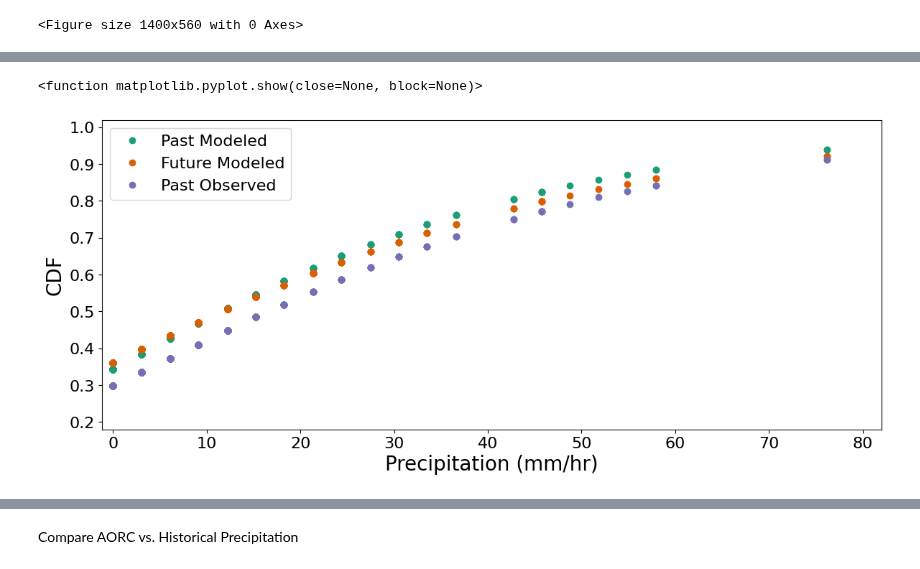
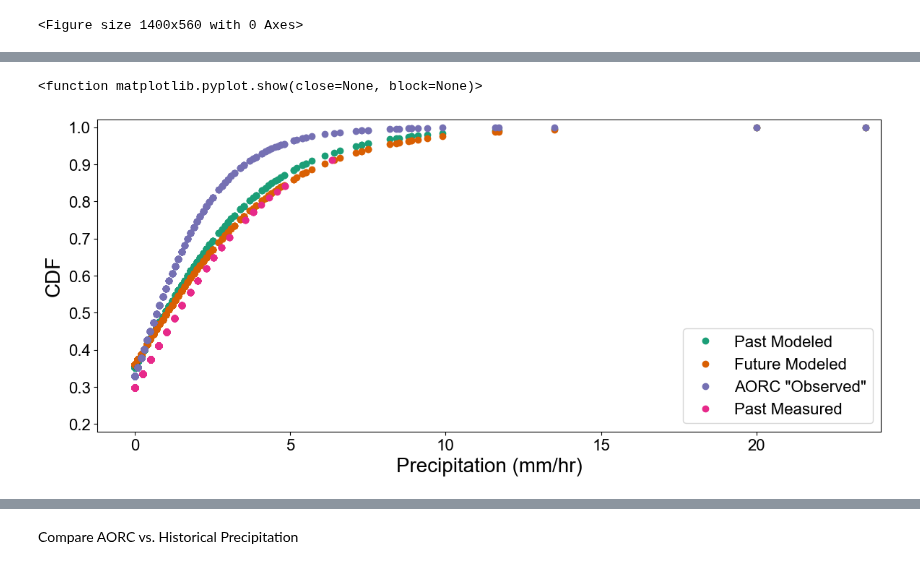
Before and after one commit to AustinFarnum/ClimateChangePrecipitationProjection, a Jupyter notebook: precip_projection_CC_single_city.ipynb, the cells around one changed output, grey strips where cells are left out. Saved outputs shown, nothing was run; the diff lists cells and outputs as text; code cells hidden in the pictures.

```diff
--- a/precip_projection_CC_single_city.ipynb
+++ b/precip_projection_CC_single_city.ipynb
@@ -252,6 +252,8 @@ storms_obs_year = storms_obs[storms_obs['datetime'].dt.year == year]
 # pd.options.mode.chained_assignment = None
 projected_by_intensity = 0
 projected_by_intensity = project_by_intensity(storms_modeled_past, storms_modeled_future, storms_obs, TS, storms_obs_year)
+projected_by_intensity_AORC = projected_by_intensity.copy()
+
 
 projected_by_intensity.to_csv(f'files/output/Dover/dataframes/{city}_AORC_obs.csv', index = False)
 
@@ -477,6 +479,7 @@ TS = find_timestep(storms_obs)
 # pd.options.mode.chained_assignment = None
 projected_by_intensity = 0
 projected_by_intensity = project_by_intensity(storms_modeled_past, storms_modeled_future, storms_obs, TS, data_2012)
+projected_by_intensity_measured = projected_by_intensity.copy()
 
 projected_by_intensity.to_csv(f'files/output/Dover/dataframes/{city}_Historical_obs.csv', index = False)
 
@@ -649,29 +669,44 @@ plt.rcParams.update({'font.size': 16})
 # %%
+# Ensure the 'datetime' column is in datetime format
+# projected_by_intensity_AORC['datetime'] = pd.to_datetime(projected_by_intensity_AORC['datetime'])
+
+# Set 'datetime' as the index
+# projected_by_intensity_AORC.set_index('datetime', inplace=True)
+
+# Set date range to match measured data and truncate dataset
+start_date = '2005-09-19 12:00:00'
+end_date = '2023-10-31 20:00:00'
+projected_by_intensity_AORC = projected_by_intensity_AORC[start_date:end_date]
+
 # Plot CDF values based on past & future modeled data and observed data
 plt.figure(figsize=(14, 5.6))
 
-x1 = projected_by_intensity.pr[:] * 12
-y1 = projected_by_intensity.obs_CDF[:]
+x1 = projected_by_intensity_AORC.pr[:]
+y1 = projected_by_intensity_AORC.obs_CDF[:]
 
 x2 = x1
-y2 = projected_by_intensity.past_CDF[:]
+y2 = projected_by_intensity_AORC.past_CDF[:]
 
 x3 = x1
-y3 = projected_by_intensity.future_CDF[:]
+y3 = projected_by_intensity_AORC.future_CDF[:]
+
+x4 = projected_by_intensity_measured.pr[:]
+y4 = projected_by_intensity_measured.obs_CDF[:]
 
 # plt.xticks([])
-plt.xlim([-1.2, 82])
+plt.xlim([-1.2, 24])
 plt.ylim([0.18, 1.02])
 plt.xlabel("Precipitation (mm/hr)", fontsize = 20)
 plt.ylabel("CDF", fontsize = 20)
 
 # print(colors[0])
-plt.plot(x2, y2, color = color0, marker='o', linestyle='', label='Past Modeled')
-plt.plot(x3, y3, color = color1, marker='o', linestyle='', label='Future Modeled')
-plt.plot(x1, y1, color = color2, marker='o', linestyle='', label='Past Observed')
-plt.legend(['Past Modeled', 'Future Modeled', 'Past Observed'], loc = 'upper left')
+plt.plot(x2, y2, color = color0, marker = 'o', linestyle='', label='Past Modeled')
+plt.plot(x3, y3, color = color1, marker = 'o', linestyle='', label='Future Modeled')
+plt.plot(x1, y1, color = color2, marker = 'o', linestyle='', label='AORC "Observed"')
+plt.plot(x4, y4, color = color3, marker = 'o', linestyle='', label='Past Measured')
+plt.legend(['Past Modeled', 'Future Modeled', 'AORC "Observed"', 'Past Measured'], loc = 'lower right')
 
 plt.show
 # %% [output]
 <function matplotlib.pyplot.show(close=None, block=None)>
-[figure, old version]
+[figure, new version]
```
Also changed, not shown: parts of 13 cells of this notebook, 4 other files.
